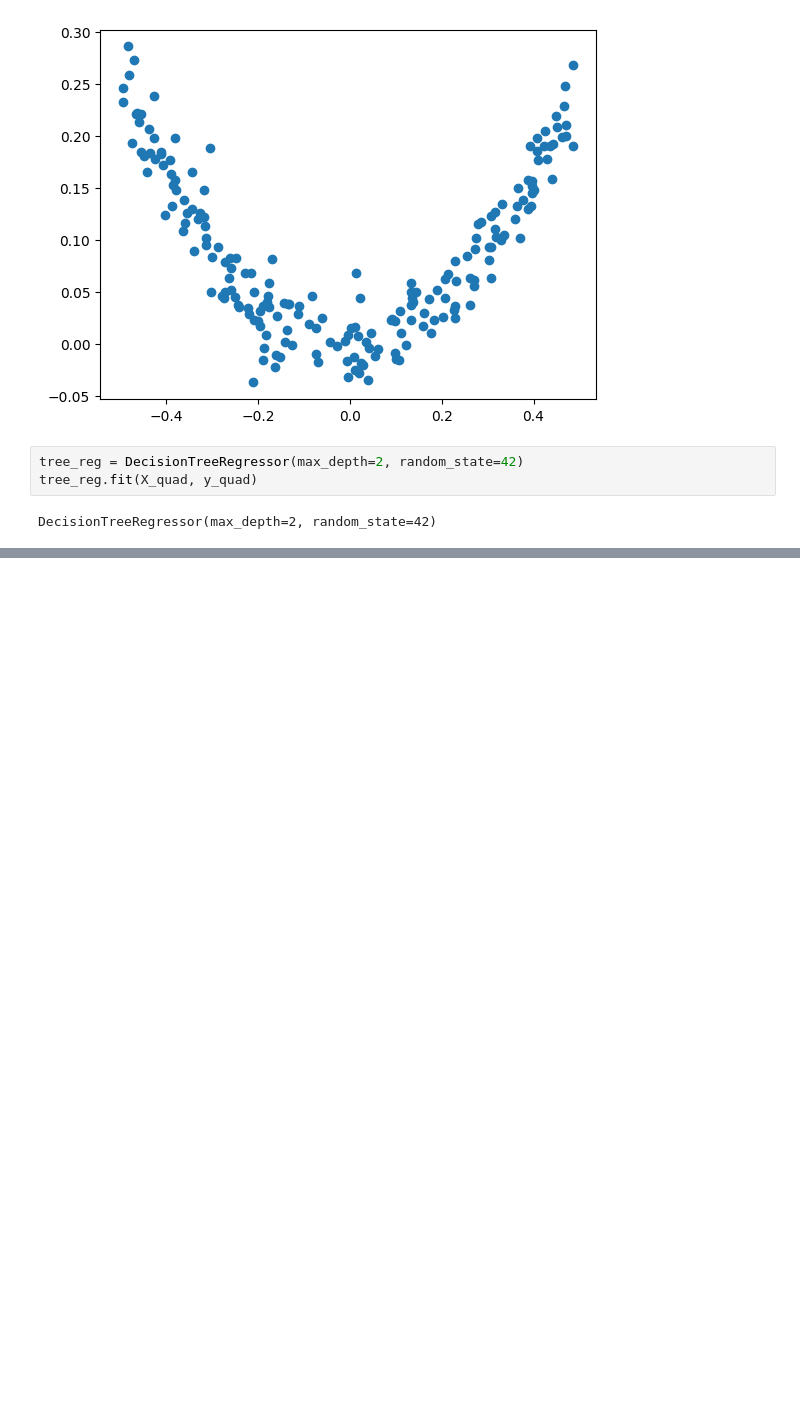
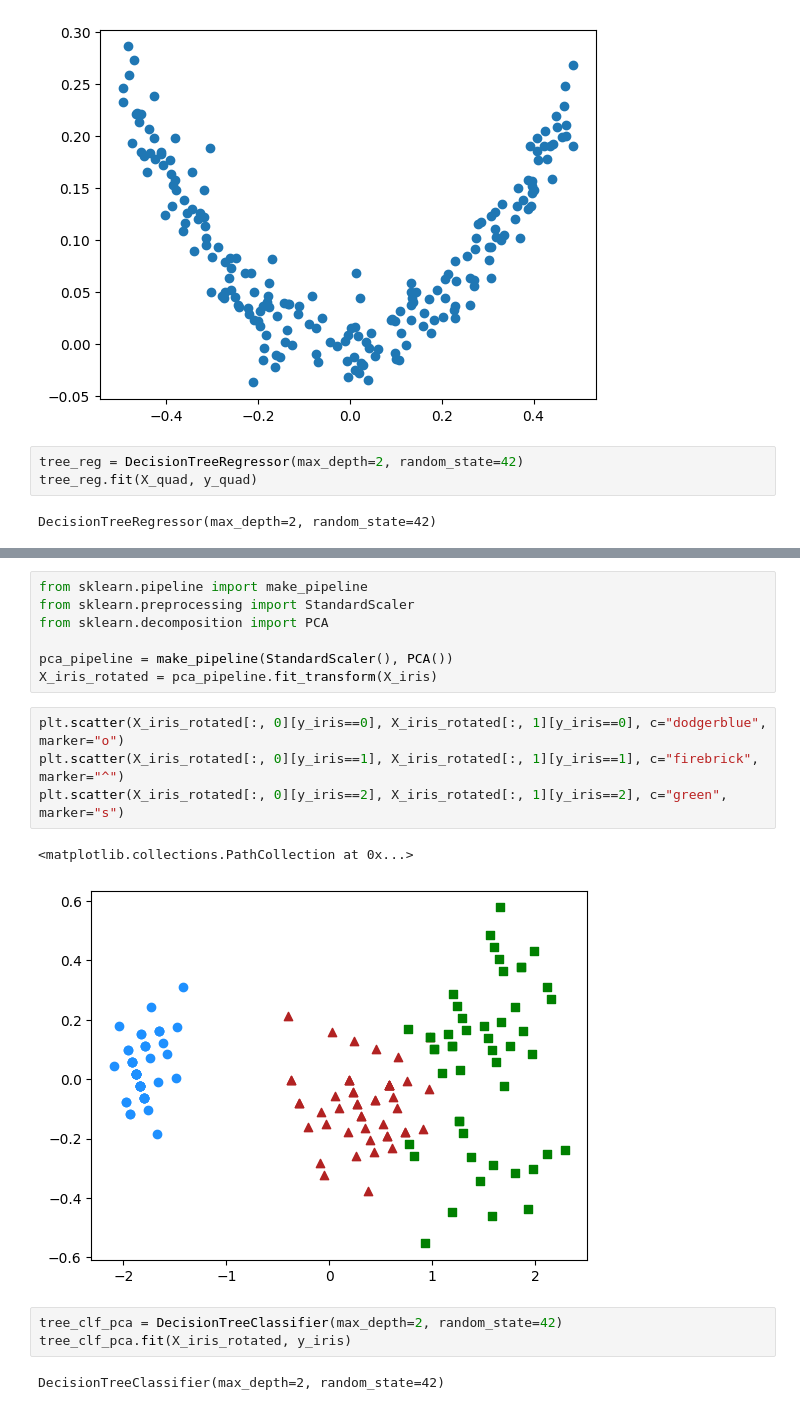
Before and after one commit to adarsha-7/machine-learning, a Jupyter notebook: chapter_6/chapter_code/main.ipynb, the cells around one changed output, grey strips where cells are left out. Drawn from its saved outputs; the diff is of its cells as text; blank space fills up the shorter version.

```diff
--- a/chapter_6/chapter_code/main.ipynb
+++ b/chapter_6/chapter_code/main.ipynb
@@ -168,0 +178,19 @@ DecisionTreeRegressor(max_depth=2, random_state=42)
+# %%
+from sklearn.pipeline import make_pipeline
+from sklearn.preprocessing import StandardScaler
+from sklearn.decomposition import PCA
+
+pca_pipeline = make_pipeline(StandardScaler(), PCA())
+X_iris_rotated = pca_pipeline.fit_transform(X_iris)
+# %%
+plt.scatter(X_iris_rotated[:, 0][y_iris==0], X_iris_rotated[:, 1][y_iris==0], c="dodgerblue", marker="o")
+plt.scatter(X_iris_rotated[:, 0][y_iris==1], X_iris_rotated[:, 1][y_iris==1], c="firebrick", marker="^")
+plt.scatter(X_iris_rotated[:, 0][y_iris==2], X_iris_rotated[:, 1][y_iris==2], c="green", marker="s")
+# %% [output]
+<matplotlib.collections.PathCollection at 0x...>
+[figure, added]
+# %%
+tree_clf_pca = DecisionTreeClassifier(max_depth=2, random_state=42)
+tree_clf_pca.fit(X_iris_rotated, y_iris)
+# %% [output]
+DecisionTreeClassifier(max_depth=2, random_state=42)
```
Also changed, not shown: parts of 3 cells of this notebook.
